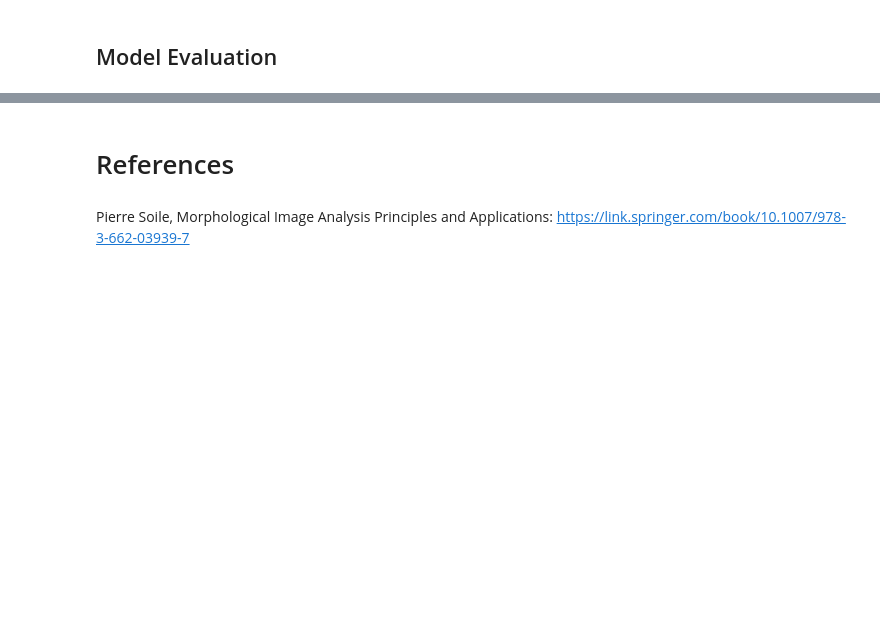
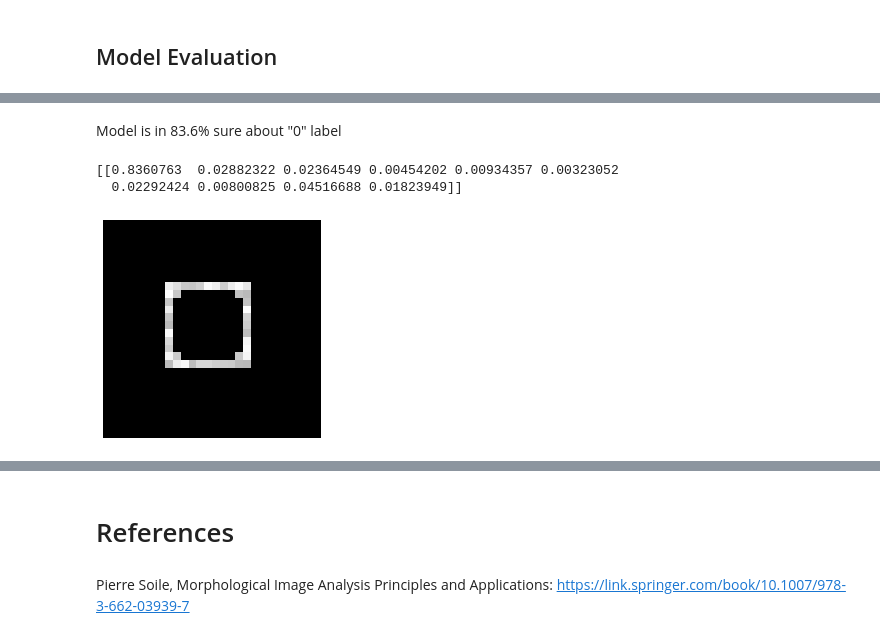
Before and after one commit to PatrickDabkowski/Classifier_Model, a Jupyter notebook: Image Classifier Visualization and Documentation.ipynb, the cells around one changed output, grey strips where cells are left out. Saved outputs shown, nothing was run; the diff lists cells and outputs as text; code cells hidden in the pictures; blank space fills up the shorter version.

```diff
--- a/Image Classifier Visualization and Documentation.ipynb
+++ b/Image Classifier Visualization and Documentation.ipynb
@@ -373,0 +384,11 @@ score = model.evaluate(X_test, y_test)
+# %% [markdown]
+Model is in 83.6% sure about "0" label
+# %%
+plt.imshow(img_not_one, cmap='gray')
+plt.axis('off')
+y_pred = model.predict(img_not_one.reshape([1, 28, 28]))
+print(y_pred)
+# %% [output]
+[[0.8360763  0.02882322 0.02364549 0.00454202 0.00934357 0.00323052
+  0.02292424 0.00800825 0.04516688 0.01823949]]
+[figure, added]
```
Also changed, not shown: parts of 23 cells of this notebook.
